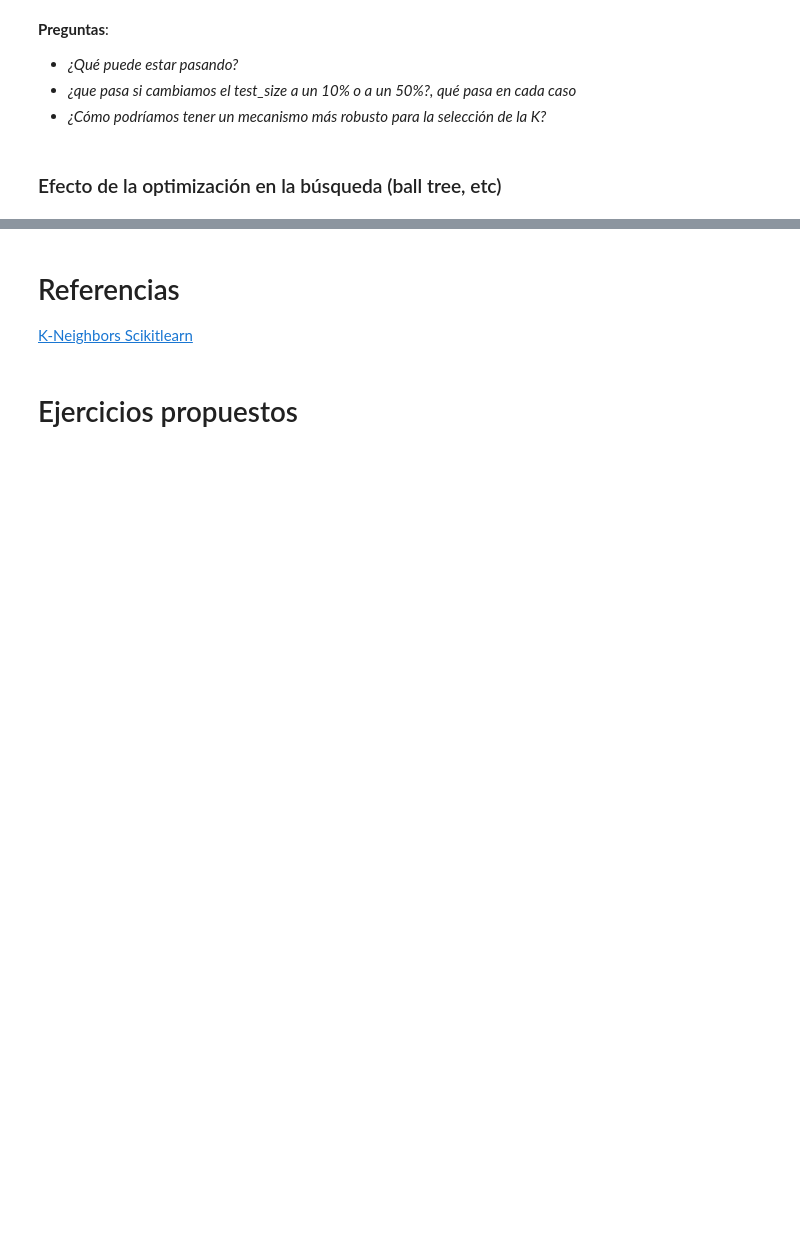
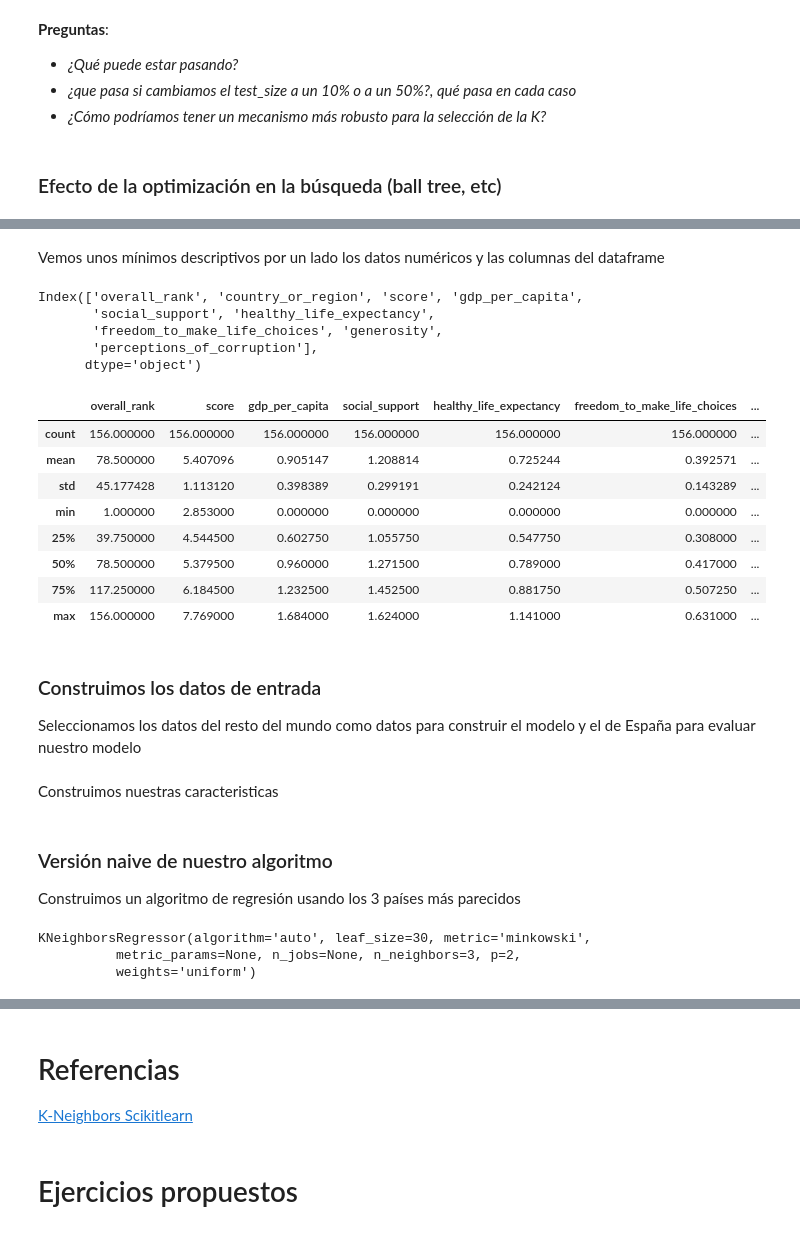
Before and after one commit to davidreyblanco/ml-training, a Jupyter notebook: k-neighbors/K Vecinos.ipynb, the cells around one changed output, grey strips where cells are left out. Cells and saved outputs as stored; diff of their text form; code cells hidden in the pictures; blank space fills up the shorter version.

```diff
--- a/k-neighbors/K Vecinos.ipynb
+++ b/k-neighbors/K Vecinos.ipynb
@@ -276,0 +370,6 @@ After you have loaded the dataset, you might want to know a little bit more abou
+# %%
+df_hapiness = pd.read_csv('https://raw.githubusercontent.com/davidreyblanco/ml-training/master/data/happiness_2019.csv')
+# Limpiamos un poco los nombres de las columnas para eliminar espacios y mayúsculas
+df_hapiness.columns = df_hapiness.columns.str.replace(' ', '_')
+df_hapiness.columns = df_hapiness.columns.str.lower()
+df_hapiness.head(5)
@@ -276,0 +383,25 @@ After you have loaded the dataset, you might want to know a little bit more abou
+# %% [markdown]
+Vemos unos mínimos descriptivos por un lado los datos numéricos y las columnas del dataframe
+# %%
+df_hapiness.columns
+# %% [output]
+Index(['overall_rank', 'country_or_region', 'score', 'gdp_per_capita',
+       'social_support', 'healthy_life_expectancy',
+       'freedom_to_make_life_choices', 'generosity',
+       'perceptions_of_corruption'],
+      dtype='object')
+# %%
+df_hapiness.describe()
+# %% [output]
+|  | overall_rank | score | gdp_per_capita | social_support | healthy_life_expectancy | freedom_to_make_life_choices | ... |
+| count | 156.000000 | 156.000000 | 156.000000 | 156.000000 | 156.000000 | 156.000000 | ... |
+| mean | 78.500000 | 5.407096 | 0.905147 | 1.208814 | 0.725244 | 0.392571 | ... |
+| std | 45.177428 | 1.113120 | 0.398389 | 0.299191 | 0.242124 | 0.143289 | ... |
+| min | 1.000000 | 2.853000 | 0.000000 | 0.000000 | 0.000000 | 0.000000 | ... |
+| 25% | 39.750000 | 4.544500 | 0.602750 | 1.055750 | 0.547750 | 0.308000 | ... |
+| 50% | 78.500000 | 5.379500 | 0.960000 | 1.271500 | 0.789000 | 0.417000 | ... |
+| 75% | 117.250000 | 6.184500 | 1.232500 | 1.452500 | 0.881750 | 0.507250 | ... |
+| max | 156.000000 | 7.769000 | 1.684000 | 1.624000 | 1.141000 | 0.631000 | ... |
+# %% [markdown]
+### Construimos los datos de entrada
+Seleccionamos los datos del resto del mundo como datos para construir el modelo y el de España para evaluar nuestro modelo
@@ -276,0 +412,2 @@ After you have loaded the dataset, you might want to know a little bit more abou
+# %% [markdown]
+Construimos nuestras caracteristicas
@@ -276,0 +422,18 @@ After you have loaded the dataset, you might want to know a little bit more abou
+# %% [markdown]
+### Versión naive de nuestro algoritmo
+Construimos un algoritmo de regresión usando los 3 países más parecidos
+# %%
+from sklearn.neighbors import KNeighborsRegressor
+K = 3
+# Repaso: Minkowski con p = 2 es la distancia euclídea
+happiness_model = KNeighborsRegressor(n_neighbors=K,
+                    weights='uniform',
+                    p=2,
+                    metric='minkowski')
+
+# Construimos nuestro modelo
+happiness_model.fit(df_train_features.values, df_train_target.values)
+# %% [output]
+KNeighborsRegressor(algorithm='auto', leaf_size=30, metric='minkowski',
+          metric_params=None, n_jobs=None, n_neighbors=3, p=2,
+          weights='uniform')
```
Also changed, not shown: parts of 50 cells of this notebook, 3 other files.
